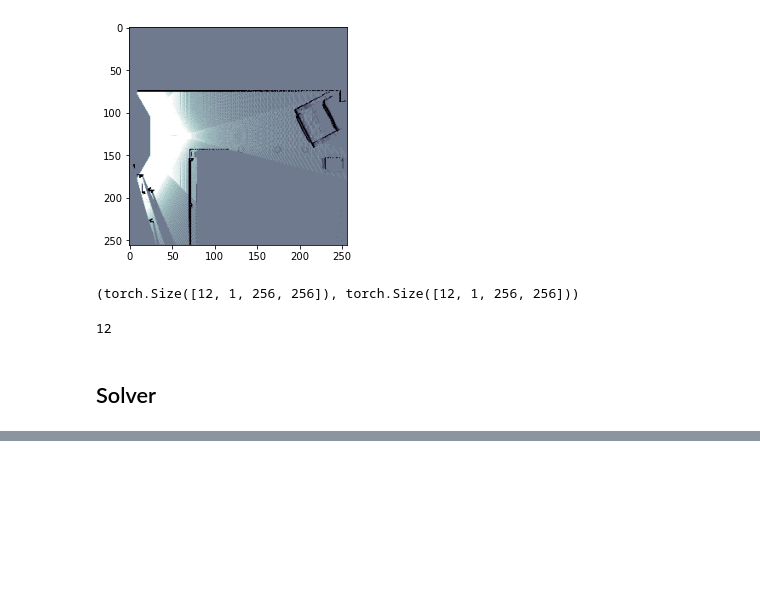
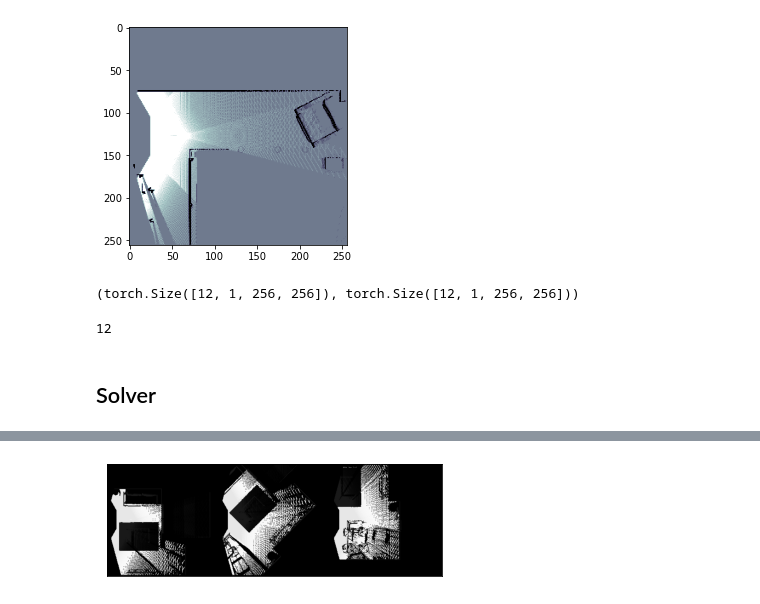
Before and after one commit to VishnuDuttSharma/occupancy_prediction, a Jupyter notebook: model_builder.ipynb, the cells around one changed output, grey strips where cells are left out. Drawn from its saved outputs; the diff is of its cells as text; code cells hidden in the pictures; blank space fills up the shorter version.

```diff
--- a/model_builder.ipynb
+++ b/model_builder.ipynb
@@ -109,0 +212,4 @@ nn.MSELoss()
+# %%
+show(make_grid(labels[:3].cpu()))
+# %% [output]
+[figure, added]
```
Also changed, not shown: parts of 16 cells of this notebook.
